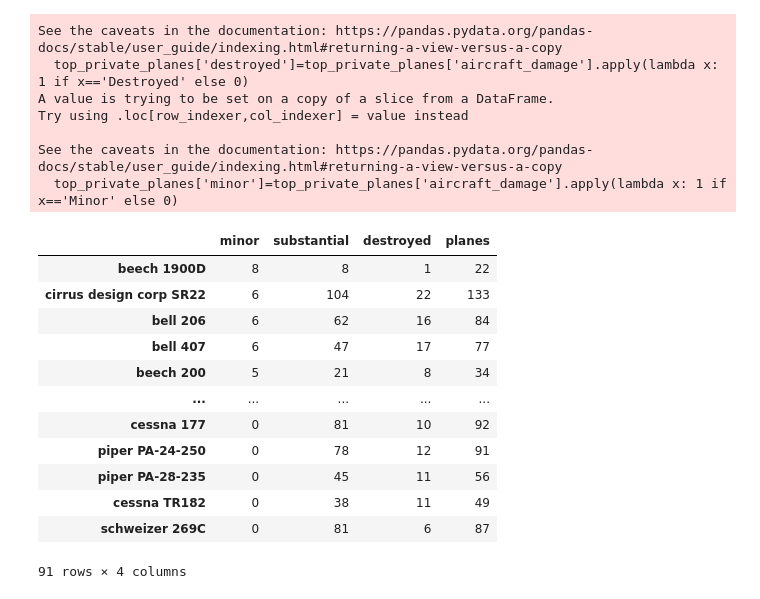
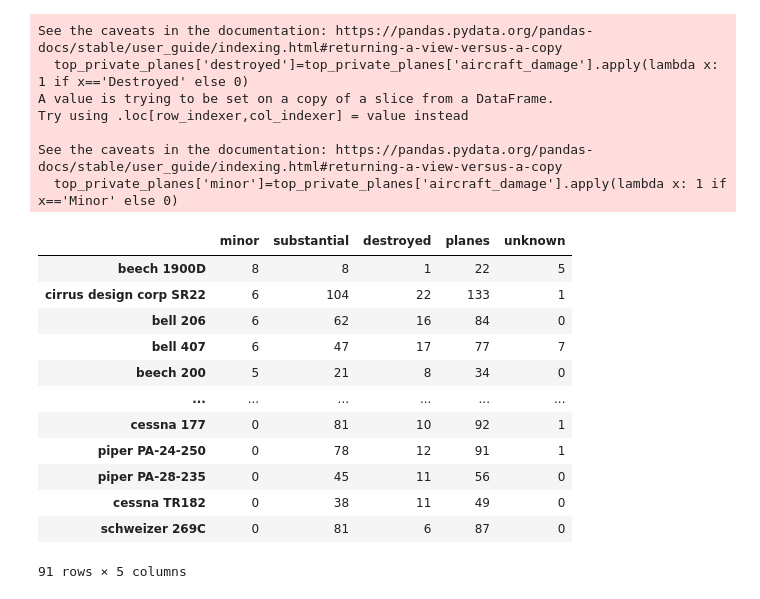
Before and after one commit to jtjohn172/Aviation-Data-Analysis-Project, a Jupyter notebook: notebooks/private-planes.ipynb, the cells around one changed output. Drawn from its saved outputs; the diff is of its cells as text; code cells hidden in the pictures.

```diff
--- a/notebooks/private-planes.ipynb
+++ b/notebooks/private-planes.ipynb
@@ -279,23 +279,25 @@ See the caveats in the documentation: https://pandas.pydata.org/pandas-docs/stab
 # %%
 minor_damage_table=pd.merge(minor_damage, top_private_planes['plane'].value_counts(), left_index=True, right_index=True)
 substantial_damage_table=pd.merge(substantial_damage, top_private_planes['plane'].value_counts(), left_index=True, right_index=True)
 destroyed_table=pd.merge(destroyed, top_private_planes['plane'].value_counts(), left_index=True, right_index=True)
 
 damage_table=minor_damage_table.merge(substantial_damage_table, how='inner', left_index=True, right_index=True).merge(destroyed_table, how='inner', left_index=True, right_index=True)
 damage_table=damage_table.rename({'plane': 'planes'}, axis=1)
 damage_table=damage_table.drop(columns=['plane_x', 'plane_y'], axis=1)
+
+damage_table['unknown']=damage_table['planes']-(damage_table['minor']+damage_table['substantial']+damage_table['destroyed'])
 damage_table
 # %% [output]
-|  | minor | substantial | destroyed | planes |
-| beech 1900D | 8 | 8 | 1 | 22 |
-| cirrus design corp SR22 | 6 | 104 | 22 | 133 |
-| bell 206 | 6 | 62 | 16 | 84 |
-| bell 407 | 6 | 47 | 17 | 77 |
-| beech 200 | 5 | 21 | 8 | 34 |
-| ... | ... | ... | ... | ... |
-| cessna 177 | 0 | 81 | 10 | 92 |
-| piper PA-24-250 | 0 | 78 | 12 | 91 |
-| piper PA-28-235 | 0 | 45 | 11 | 56 |
-| cessna TR182 | 0 | 38 | 11 | 49 |
-| schweizer 269C | 0 | 81 | 6 | 87 |
+|  | minor | substantial | destroyed | planes | unknown |
+| beech 1900D | 8 | 8 | 1 | 22 | 5 |
+| cirrus design corp SR22 | 6 | 104 | 22 | 133 | 1 |
+| bell 206 | 6 | 62 | 16 | 84 | 0 |
+| bell 407 | 6 | 47 | 17 | 77 | 7 |
+| beech 200 | 5 | 21 | 8 | 34 | 0 |
+| ... | ... | ... | ... | ... | ... |
+| cessna 177 | 0 | 81 | 10 | 92 | 1 |
+| piper PA-24-250 | 0 | 78 | 12 | 91 | 1 |
+| piper PA-28-235 | 0 | 45 | 11 | 56 | 0 |
+| cessna TR182 | 0 | 38 | 11 | 49 | 0 |
+| schweizer 269C | 0 | 81 | 6 | 87 | 0 |
-91 rows × 4 columns
+91 rows × 5 columns
```
Also changed, not shown: parts of 5 cells of this notebook.
